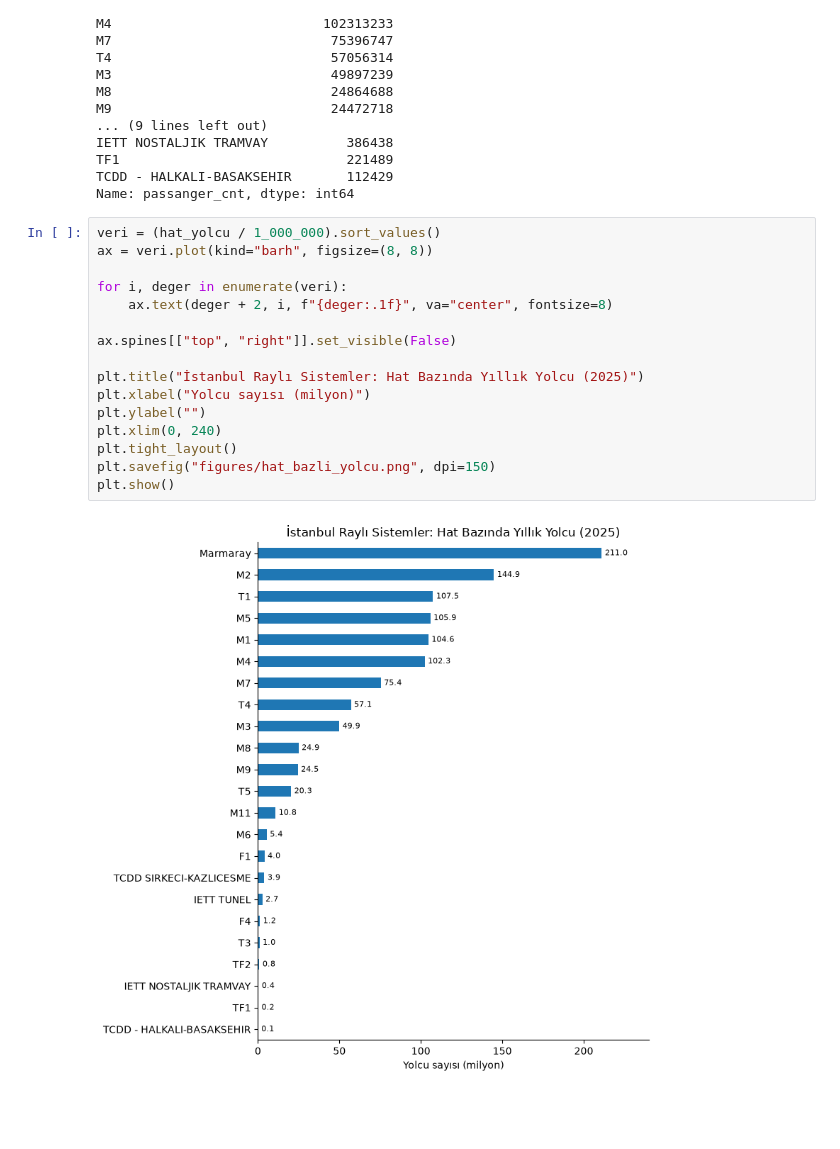
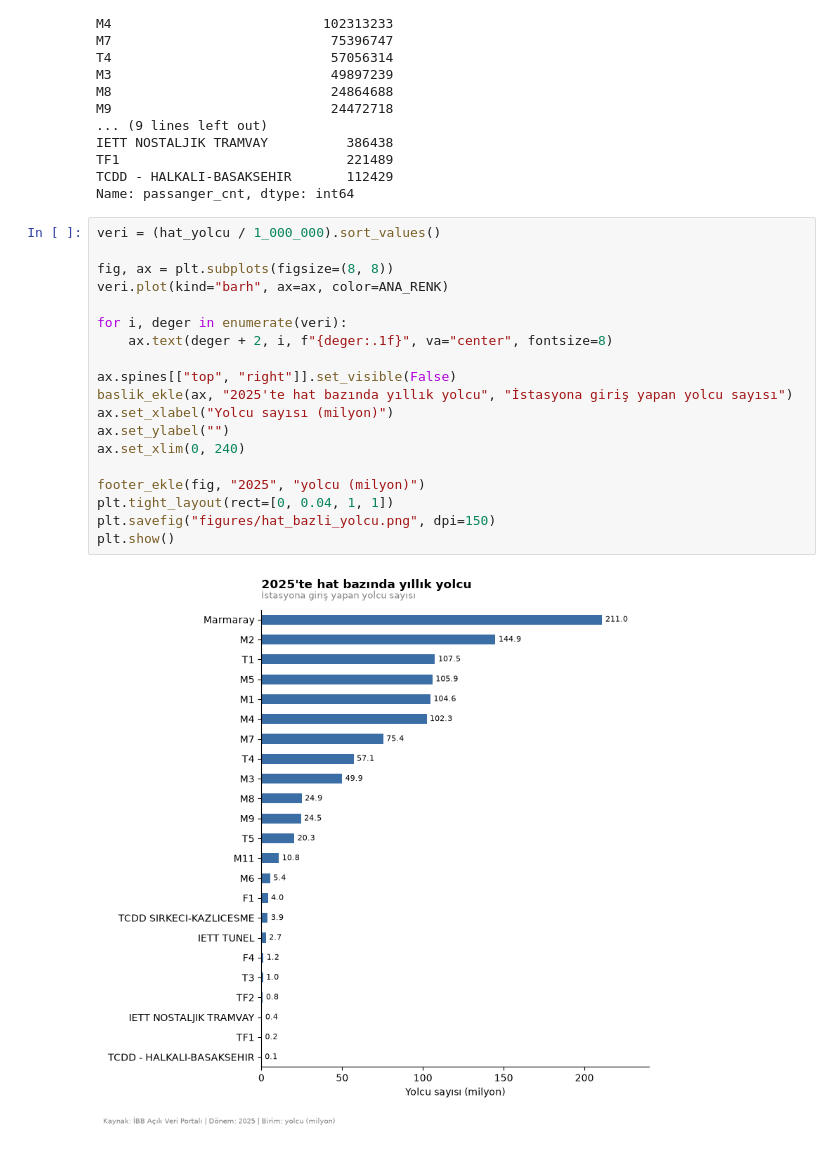
Before and after one commit to IsmailSamiB/-istanbul-rayli-sistemler, a Jupyter notebook: analiz.ipynb, the cells around one changed output. Drawn from its saved outputs; the diff is of its cells as text; blank space fills up the shorter version.

```diff
--- a/analiz.ipynb
+++ b/analiz.ipynb
@@ -49,19 +49,22 @@ TCDD - HALKALI-BASAKSEHIR       112429
 Name: passanger_cnt, dtype: int64
 # %%
 veri = (hat_yolcu / 1_000_000).sort_values()
-ax = veri.plot(kind="barh", figsize=(8, 8))
+
+fig, ax = plt.subplots(figsize=(8, 8))
+veri.plot(kind="barh", ax=ax, color=ANA_RENK)
 
 for i, deger in enumerate(veri):
     ax.text(deger + 2, i, f"{deger:.1f}", va="center", fontsize=8)
 
 ax.spines[["top", "right"]].set_visible(False)
+baslik_ekle(ax, "2025'te hat bazında yıllık yolcu", "İstasyona giriş yapan yolcu sayısı")
+ax.set_xlabel("Yolcu sayısı (milyon)")
+ax.set_ylabel("")
+ax.set_xlim(0, 240)
 
-plt.title("İstanbul Raylı Sistemler: Hat Bazında Yıllık Yolcu (2025)")
-plt.xlabel("Yolcu sayısı (milyon)")
-plt.ylabel("")
-plt.xlim(0, 240)
-plt.tight_layout()
+footer_ekle(fig, "2025", "yolcu (milyon)")
+plt.tight_layout(rect=[0, 0.04, 1, 1])
 plt.savefig("figures/hat_bazli_yolcu.png", dpi=150)
 plt.show()
 # %% [output]
-[figure, old version]
+[figure, new version]
```
Also changed, not shown: parts of 9 cells of this notebook, 3 other files.
